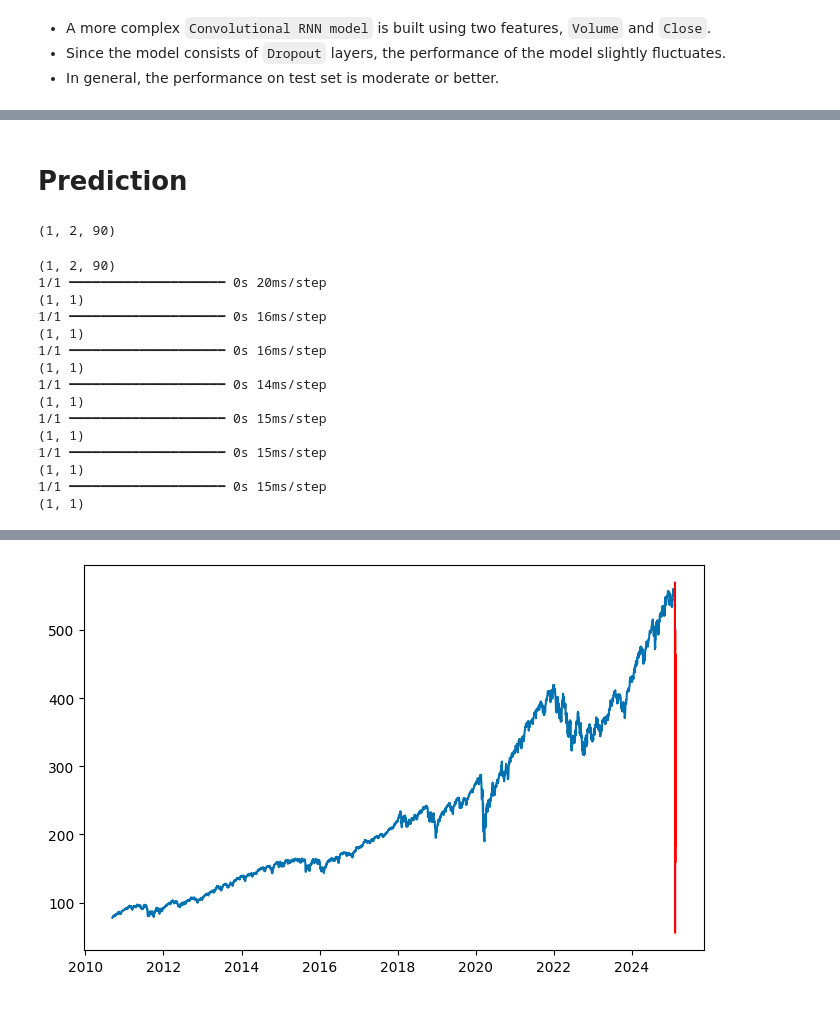
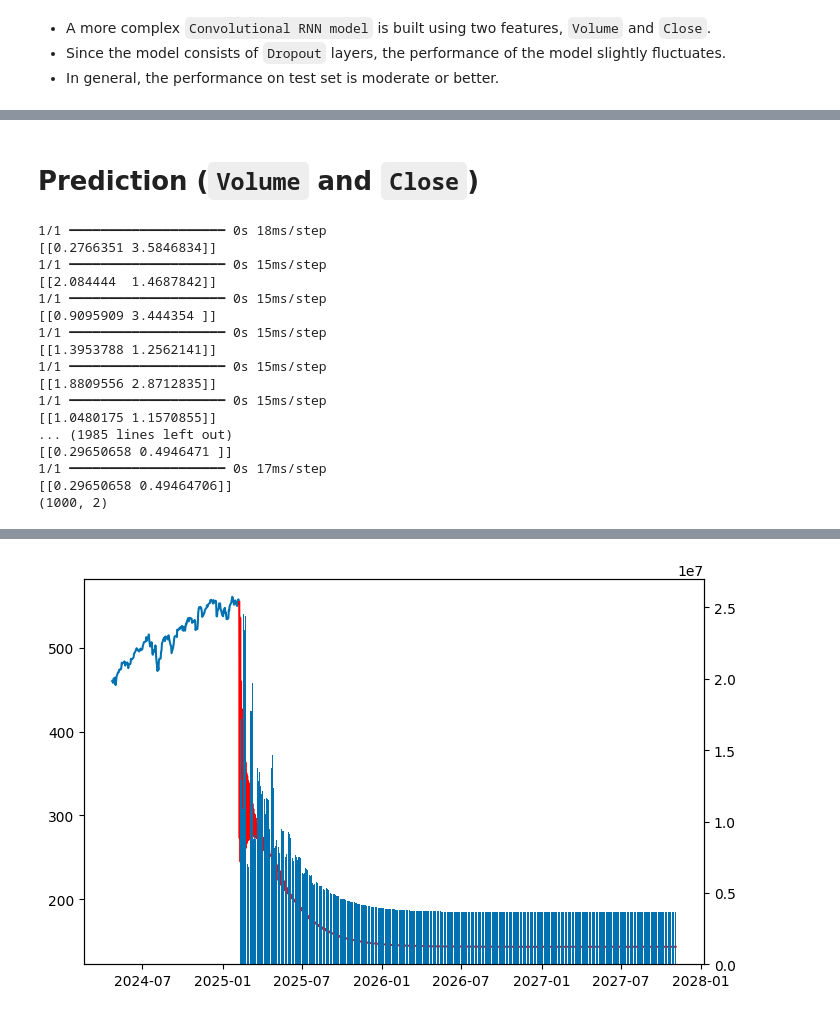
Before and after one commit to moscmh/portfolio, a Jupyter notebook: Time_Series/Tickers/voo.ipynb, the cells around one changed output, grey strips where cells are left out. Cells and saved outputs as stored; diff of their text form; code cells hidden in the pictures.

Commit message:
Finish with poor future predictions

```diff
--- a/Time_Series/Tickers/voo.ipynb
+++ b/Time_Series/Tickers/voo.ipynb
@@ -557,45 +783,48 @@ R2 score for test: 0.9560847874860892
 # %% [markdown]
-# Prediction
+# Prediction (`Volume` and `Close`)
-# %%
-window.shape
-# %% [output]
-(1, 2, 90)
 # %%
 def predictions(steps):
-    y_preds = [] # Store predictions
+    y_preds = np.empty((steps,2)) # Store predictions
+    y_preds[:] = np.nan
     y_dates = pd.date_range(start=ticks.index[-1] + pd.Timedelta(days=1), periods=steps, freq='D') # Corresponding dates
     window = np.expand_dims(X_test_reshaped[-1, :, :], axis=0) # Last available data
     for i in range(steps):
         y_pred = model.predict(window) # One-step prediction
-        print(y_pred.shape)
-        y_preds.append(y_pred[0,0]) # Add prediction
-        window = np.roll(window.flatten(), -1) # Roll window by -1
-        window[-1] = y_pred # Replace last value with prediction
-        window = np.reshape(window, (1,2,90))
+        print(y_pred)
+        y_preds[i,:] = y_pred # Add prediction
+        window = np.roll(window, -1, 2) # Roll window by -1
+        window[0,:,-1] = y_pred # Replace last value with prediction
+        # window = np.reshape(window, (1,2,90))
 
-    y_preds = scaler.inverse_transform(np.vstack([np.zeros_like(y_preds), y_preds]).transpose())[:,1]
+    print(y_preds.shape)
+    y_preds = scaler.inverse_transform(y_preds)
 
-    return pd.DataFrame({"Close":y_preds}, index=y_dates)
+    return pd.DataFrame({"Volume":y_preds[:,0], "Close":y_preds[:,1]}, index=y_dates)
 
-preds = predictions(10)
+preds = predictions(1000)
 
 fig, ax = plt.subplots(figsize=(8,5))
-ax.plot(ticks)
-ax.plot(preds, color='red')
+ax.plot(ticks[-200:])
+ax.plot(preds['Close'], color='red')
+ax2 = ax.twinx()
+ax2.bar(ticks_volume.index[-200:], ticks_volume['Volume'][-200:])
+ax2.bar(preds.index, preds['Volume'])
 plt.show()
 # %% [output]
-(1, 2, 90)
-1/1 ━━━━━━━━━━━━━━━━━━━━ 0s 20ms/step
-(1, 1)
-1/1 ━━━━━━━━━━━━━━━━━━━━ 0s 16ms/step
-(1, 1)
-1/1 ━━━━━━━━━━━━━━━━━━━━ 0s 16ms/step
-(1, 1)
-1/1 ━━━━━━━━━━━━━━━━━━━━ 0s 14ms/step
-(1, 1)
+1/1 ━━━━━━━━━━━━━━━━━━━━ 0s 18ms/step
+[[0.2766351 3.5846834]]
 1/1 ━━━━━━━━━━━━━━━━━━━━ 0s 15ms/step
-(1, 1)
+[[2.084444  1.4687842]]
 1/1 ━━━━━━━━━━━━━━━━━━━━ 0s 15ms/step
-(1, 1)
+[[0.9095909 3.444354 ]]
 1/1 ━━━━━━━━━━━━━━━━━━━━ 0s 15ms/step
-(1, 1)
+[[1.3953788 1.2562141]]
+1/1 ━━━━━━━━━━━━━━━━━━━━ 0s 15ms/step
+[[1.8809556 2.8712835]]
+1/1 ━━━━━━━━━━━━━━━━━━━━ 0s 15ms/step
+[[1.0480175 1.1570855]]
+... (1985 lines left out)
+[[0.29650658 0.4946471 ]]
+1/1 ━━━━━━━━━━━━━━━━━━━━ 0s 17ms/step
+[[0.29650658 0.49464706]]
+(1000, 2)
@@ -608 +831 @@ plt.show()
-[figure, old version]
+[figure, new version]
```
Also changed, not shown: parts of 12 cells of this notebook.
